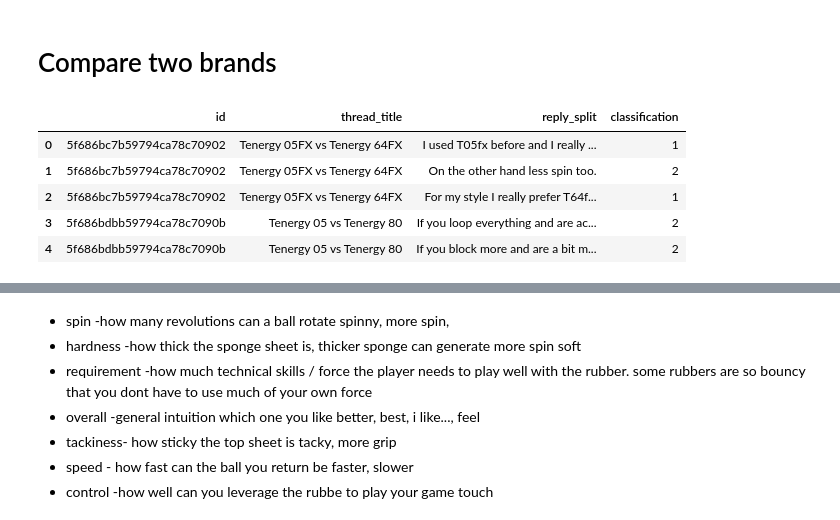
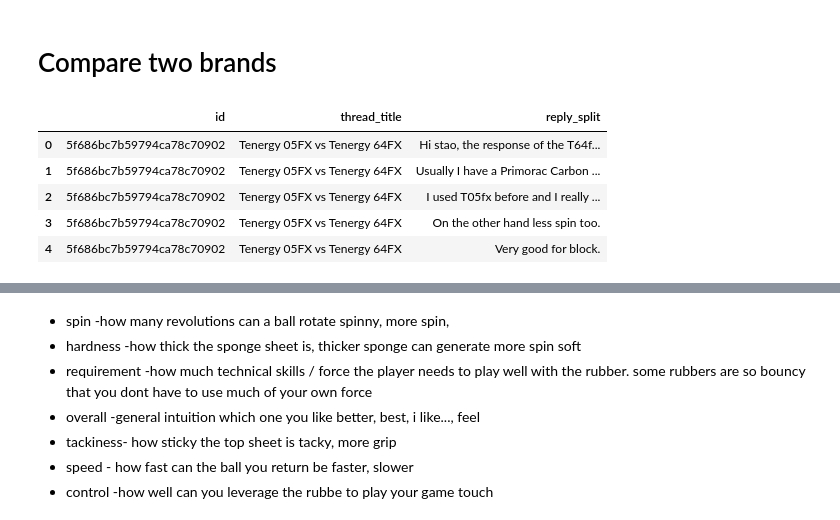
Before and after one commit to vionwinnie/ds4a-t15-tableTennis-product-review, a Jupyter notebook: EDA/rule_based_aspect_assignment.ipynb, the cells around one changed output, grey strips where cells are left out. Drawn from its saved outputs; the diff is of its cells as text; code cells hidden in the pictures.

```diff
--- a/EDA/rule_based_aspect_assignment.ipynb
+++ b/EDA/rule_based_aspect_assignment.ipynb
@@ -6,4 +6,4 @@ additional pacakge needed: wordcloud, gensim, seaborn(?), PIL
 import pandas as pd
 import numpy as np
 # %%
-comp_sentences_df = pd.read_csv('./comp_sentences.csv',index_col=0)
+sentences_df = pd.read_csv('./roberta_eval_1.csv',index_col=0)
@@ -10 +17,3 @@ comp_sentences_df = pd.read_csv('./comp_sentences.csv',index_col=0)
+# %%
+sentences_df = sentences_df.dropna()
 # %%
@@ -18,0 +42,3 @@ comp_sentences_df.head()
+# %%
+sentences_df.loc[sentences_df['reply_split'].str.lower().str.contains('Spin Spiel Ultima|backspin|T88 Ultra Spin|geospin|spinmax|topspin|underspin'),'spin'] = 0
+sentences_df.loc[sentences_df['reply_split'].str.lower().str.contains('throw it|throw away'),'throw'] = 0
@@ -18,0 +54,2 @@ comp_sentences_df.head()
+# %%
+sentences_df = sentences_df.fillna(0)
@@ -119,12 +195,12 @@ show_wordcloud_custom_shape(corpus_lowercase,500)
 # %% [markdown]
 # Compare two brands
 # %%
-comp_sentences_df.head()
+sentences_df.head()
 # %% [output]
-|  | id | thread_title | reply_split | classification |
-| 0 | 5f686bc7b59794ca78c70902 | Tenergy 05FX vs Tenergy 64FX | I used T05fx before and I really ... | 1 |
-| 1 | 5f686bc7b59794ca78c70902 | Tenergy 05FX vs Tenergy 64FX | On the other hand less spin too. | 2 |
-| 2 | 5f686bc7b59794ca78c70902 | Tenergy 05FX vs Tenergy 64FX | For my style I really prefer T64f... | 1 |
-| 3 | 5f686bdbb59794ca78c7090b | Tenergy 05 vs Tenergy 80 | If you loop everything and are ac... | 2 |
-| 4 | 5f686bdbb59794ca78c7090b | Tenergy 05 vs Tenergy 80 | If you block more and are a bit m... | 2 |
+|  | id | thread_title | reply_split |
+| 0 | 5f686bc7b59794ca78c70902 | Tenergy 05FX vs Tenergy 64FX | Hi stao, the response of the T64f... |
+| 1 | 5f686bc7b59794ca78c70902 | Tenergy 05FX vs Tenergy 64FX | Usually I have a Primorac Carbon ... |
+| 2 | 5f686bc7b59794ca78c70902 | Tenergy 05FX vs Tenergy 64FX | I used T05fx before and I really ... |
+| 3 | 5f686bc7b59794ca78c70902 | Tenergy 05FX vs Tenergy 64FX | On the other hand less spin too. |
+| 4 | 5f686bc7b59794ca78c70902 | Tenergy 05FX vs Tenergy 64FX | Very good for block. |
 # %%
```
Also changed, not shown: parts of 20 cells of this notebook.
